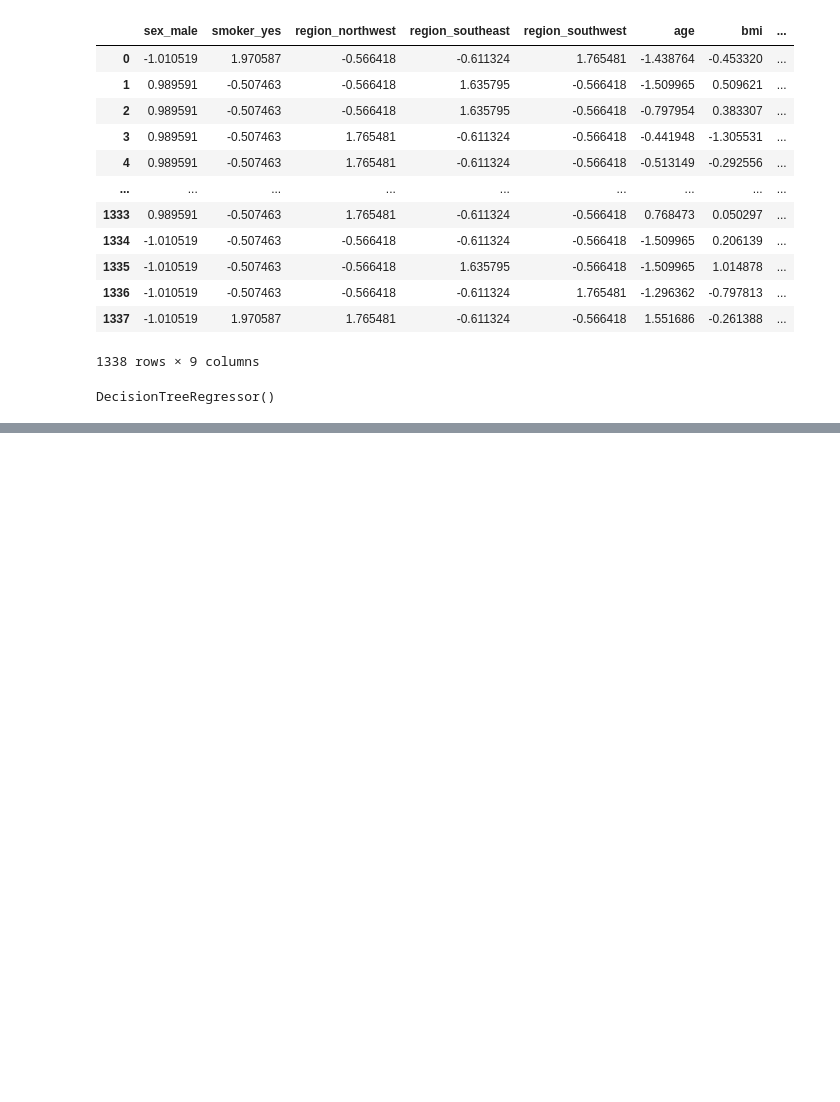
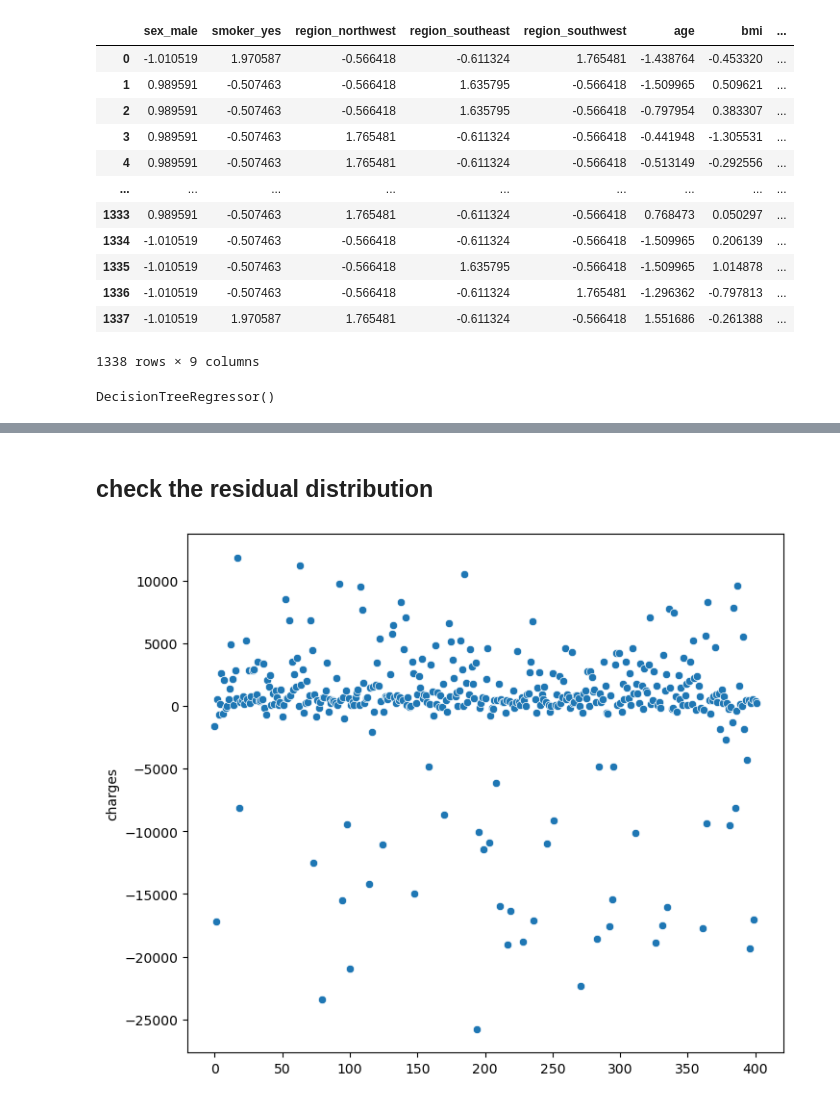
Before and after one commit to notfakearcher/yanjun, a Jupyter notebook: 01_topics/machine_learning/regression /randomforest.ipynb, the cells around one changed output, grey strips where cells are left out. Cells and saved outputs as stored; diff of their text form; code cells hidden in the pictures; blank space fills up the shorter version.

```diff
--- a/01_topics/machine_learning/regression /randomforest.ipynb
+++ b/01_topics/machine_learning/regression /randomforest.ipynb
@@ -169,0 +179,10 @@ plt.show()
+# %% [markdown]
+## check the residual distribution
+# %%
+y_residual_random = y_pred_randomforest - y_test
+fig, axes = plt.subplots(figsize = (8,7))
+
+sns.scatterplot(x = range(y_test.size), y = y_residual_random)
+plt.show()
+# %% [output]
+[figure, added]
```
Also changed, not shown: parts of 9 cells of this notebook.
